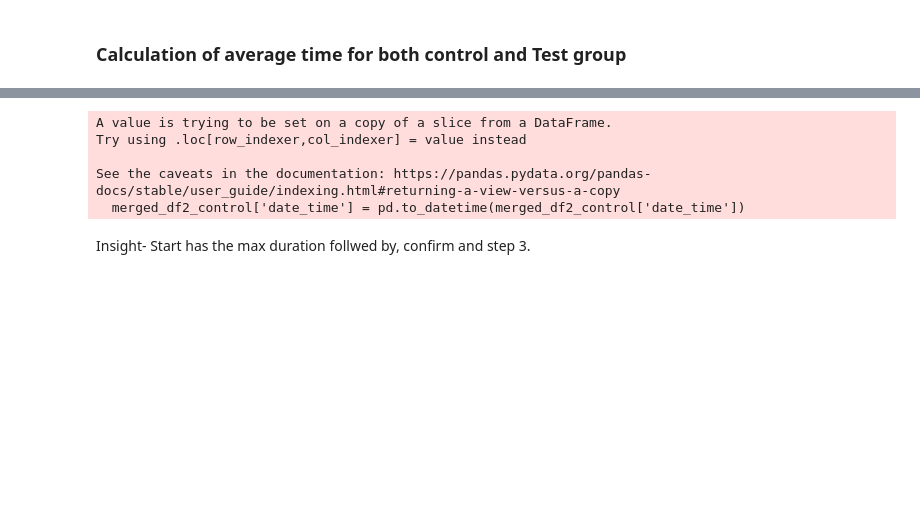
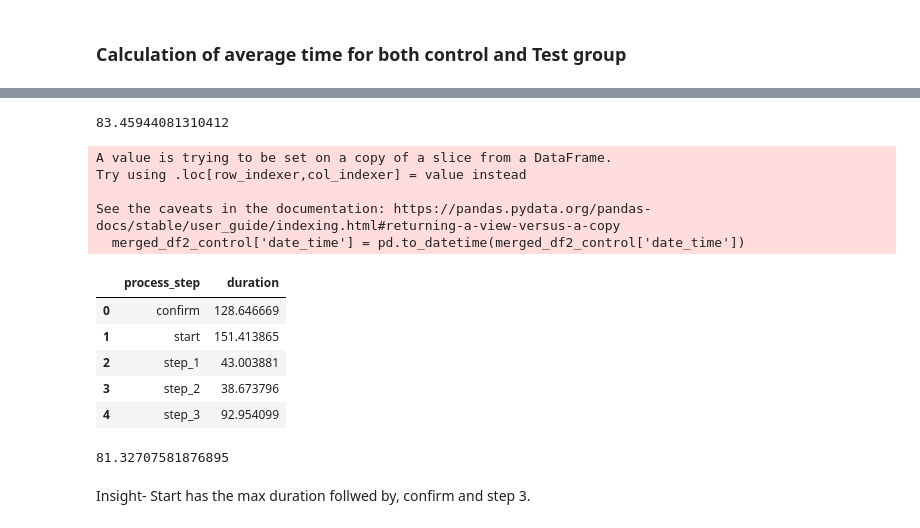
Before and after one commit to kaveri-chetia/Major-Project-1, a Jupyter notebook: notebook/cleaned.ipynb, the cells around one changed output, grey strips where cells are left out. Cells and saved outputs as stored; diff of their text form; code cells hidden in the pictures; blank space fills up the shorter version.

```diff
--- a/notebook/cleaned.ipynb
+++ b/notebook/cleaned.ipynb
@@ -314,16 +345,31 @@ See the caveats in the documentation: https://pandas.pydata.org/pandas-docs/stab
+# %%
+merged_df2_test['duration'].mean()
+# %% [output]
+83.45944081310412
 # %%
 merged_df2_control = merged_df2[merged_df2['Variation'] == 'Control']
 merged_df2_control['date_time'] = pd.to_datetime(merged_df2_control['date_time'])
 merged_df2_control = merged_df2_control.sort_values(by=['client_id', 'visit_id', 'date_time'])
 merged_df2_control['duration'] = merged_df2_control.groupby(['client_id', 'visit_id'])['date_time'].diff().dt.total_seconds()
 average_durations_control = merged_df2_control.groupby('process_step')['duration'].mean().reset_index()
-average_durations_control.to_csv('average_durations_control.csv', index=False)
+# average_durations_control.to_csv('average_durations_control.csv', index=False)
+average_durations_control
 # %% [output]
 A value is trying to be set on a copy of a slice from a DataFrame.
 Try using .loc[row_indexer,col_indexer] = value instead
 
 See the caveats in the documentation: https://pandas.pydata.org/pandas-docs/stable/user_guide/indexing.html#returning-a-view-versus-a-copy
   merged_df2_control['date_time'] = pd.to_datetime(merged_df2_control['date_time'])
+|  | process_step | duration |
+| 0 | confirm | 128.646669 |
+| 1 | start | 151.413865 |
+| 2 | step_1 | 43.003881 |
+| 3 | step_2 | 38.673796 |
+| 4 | step_3 | 92.954099 |
+# %%
+merged_df2_control['duration'].mean()
+# %% [output]
+81.32707581876895
 # %% [markdown]
 Insight- Start has the max duration follwed by, confirm and step 3.
 # %% [markdown]
```
Also changed, not shown: parts of 3 cells of this notebook, 5 other files.
